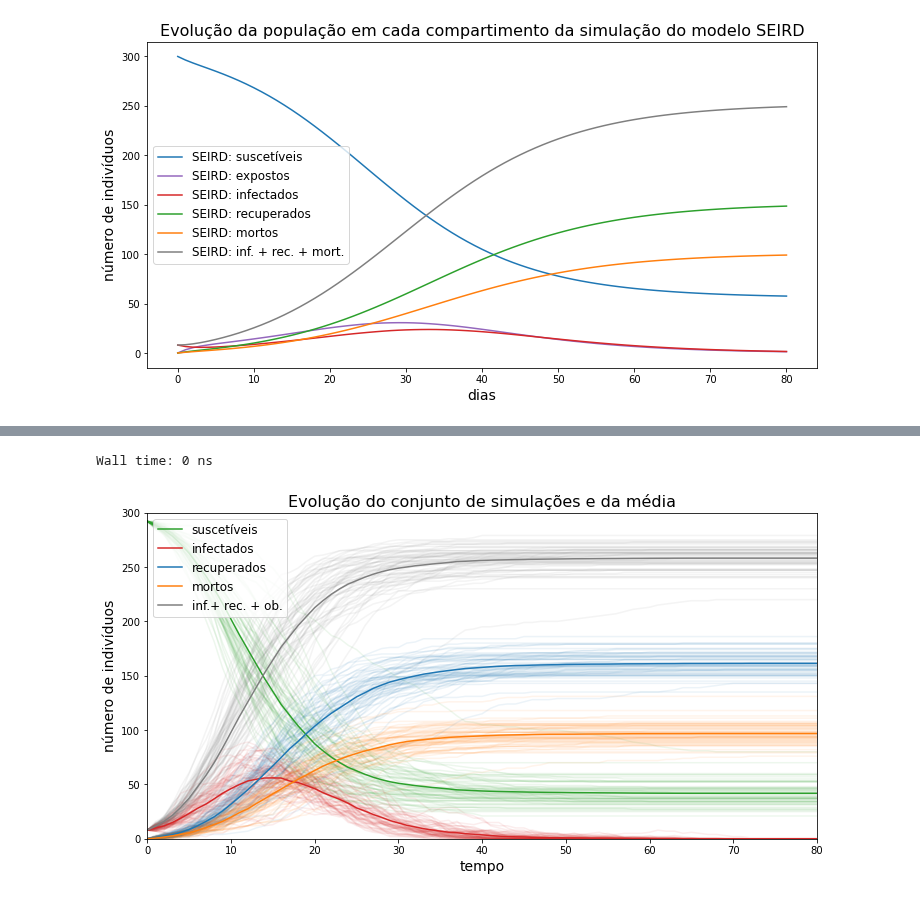
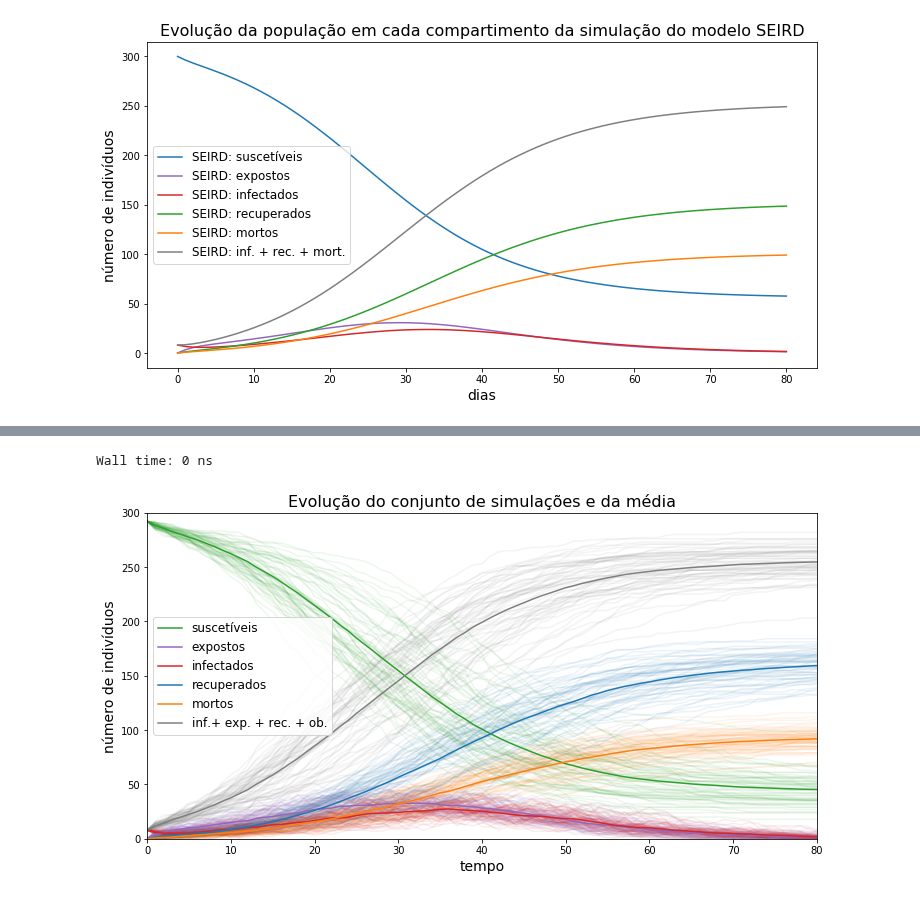
Before and after one commit to Modelagem-Covid-19-RJ/covid19, a Jupyter notebook: modelos/Factory/agent_based/SEIR-QAD_jia_grafos.ipynb, the cells around one changed output, grey strips where cells are left out. Cells and saved outputs as stored; diff of their text form; code cells hidden in the pictures.

```diff
--- a/modelos/Factory/agent_based/SEIR-QAD_jia_grafos.ipynb
+++ b/modelos/Factory/agent_based/SEIR-QAD_jia_grafos.ipynb
@@ -403,11 +427,11 @@ Número médio de conexões por indivíduo: 299.0
 [figure]
 # %%
 %time
-X_r = evolucao_grafo_estruturado(pop_0, beta/num_medio_conexoes_r, gamma, d, G_r, tempos,
+X_r = evolucao_grafo_estruturado(pop_0, beta/num_medio_conexoes_r, delta, gamma, d, G_r, tempos,
                                  num_sim, show='nuvem')
 # %% [output]
 Wall time: 0 ns
-[figure, old version]
+[figure, new version]
 # %%
 plt.figure(figsize=(12,6))
 plt.ylim(0, num_pop)
```
Also changed, not shown: parts of 6 cells of this notebook.
